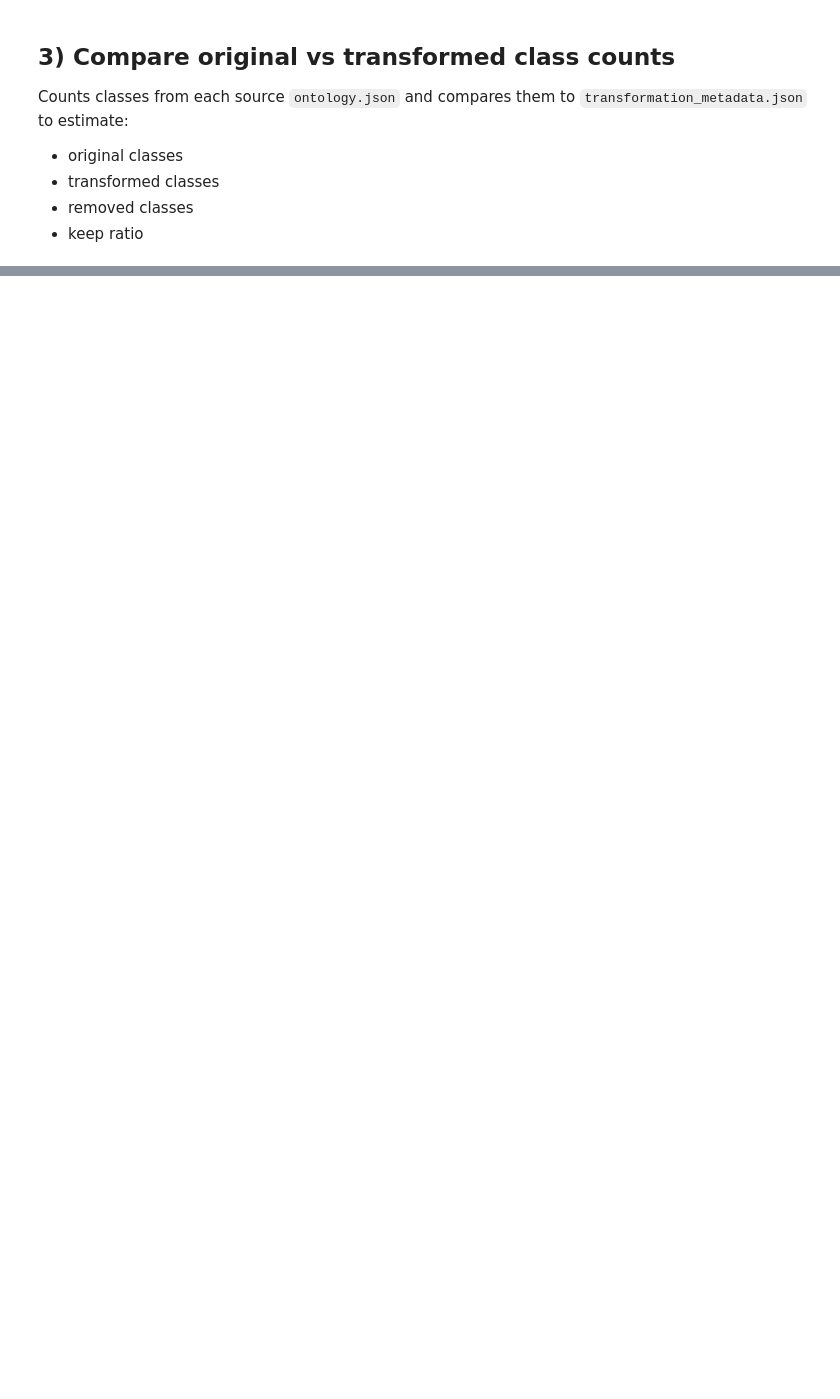
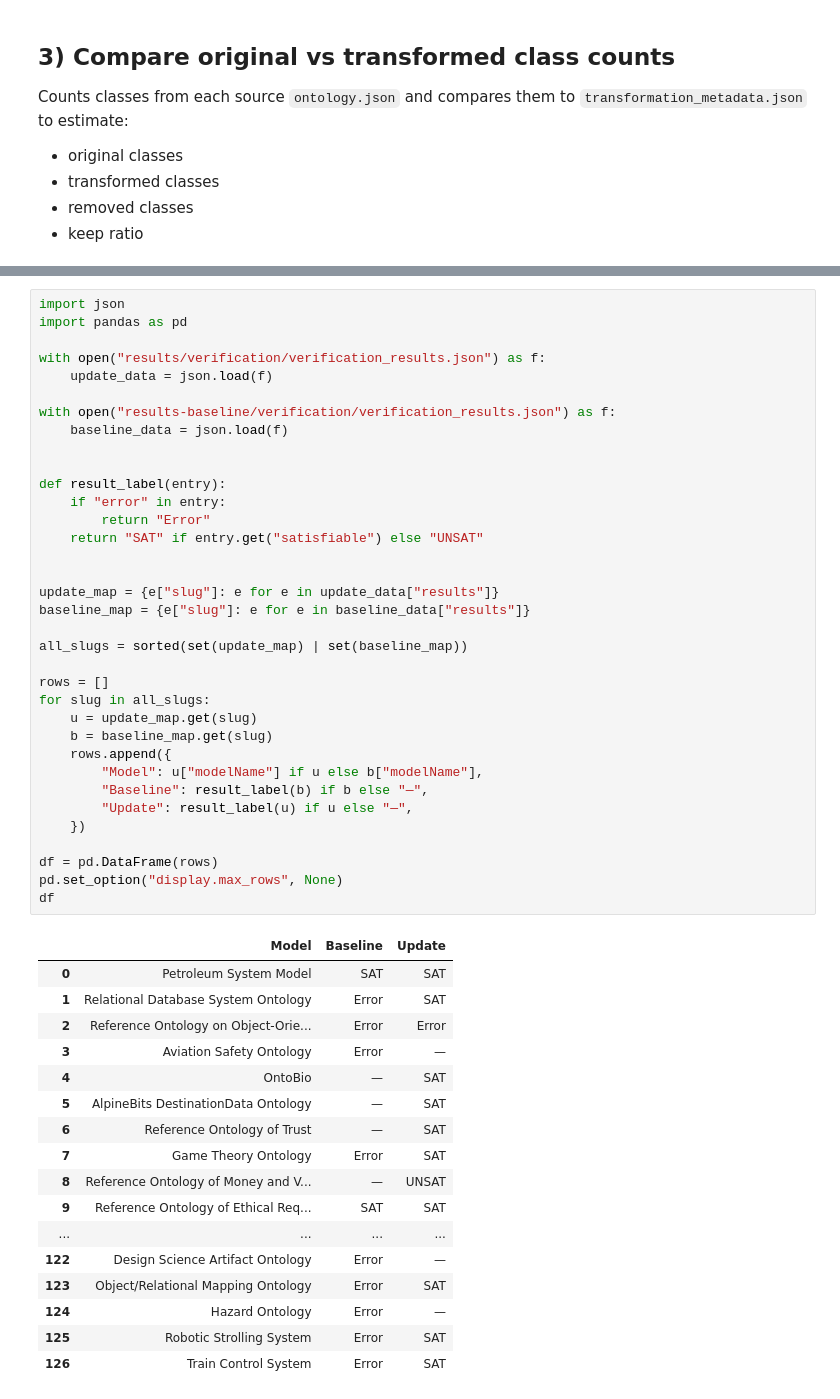
Before and after one commit to microm3/simulation-without-tears, a Jupyter notebook: evaluation/transformation-verification/tranformation_verification.ipynb, the cells around one changed output, grey strips where cells are left out. Drawn from its saved outputs; the diff is of its cells as text; blank space fills up the shorter version.

Commit message:
Tidy and update evaluation (#4)
* updated transformation-verification
* tidy scenario-verification results
* final combination policy
* rebuild ontouml2alloy with latest changes

```diff
--- a/evaluation/transformation-verification/tranformation_verification.ipynb
+++ b/evaluation/transformation-verification/tranformation_verification.ipynb
@@ -176,0 +169,53 @@ Mean keep ratio for models with removed classes: 80.1% (32 models)
+# %%
+import json
+import pandas as pd
+
+with open("results/verification/verification_results.json") as f:
+    update_data = json.load(f)
+
+with open("results-baseline/verification/verification_results.json") as f:
+    baseline_data = json.load(f)
+
+
+def result_label(entry):
+    if "error" in entry:
+        return "Error"
+    return "SAT" if entry.get("satisfiable") else "UNSAT"
+
+
+update_map = {e["slug"]: e for e in update_data["results"]}
+baseline_map = {e["slug"]: e for e in baseline_data["results"]}
+
+all_slugs = sorted(set(update_map) | set(baseline_map))
+
+rows = []
+for slug in all_slugs:
+    u = update_map.get(slug)
+    b = baseline_map.get(slug)
+    rows.append({
+        "Model": u["modelName"] if u else b["modelName"],
+        "Baseline": result_label(b) if b else "—",
+        "Update": result_label(u) if u else "—",
+    })
+
+df = pd.DataFrame(rows)
+pd.set_option("display.max_rows", None)
+df
+# %% [output]
+|  | Model | Baseline | Update |
+| 0 | Petroleum System Model | SAT | SAT |
+| 1 | Relational Database System Ontology | Error | SAT |
+| 2 | Reference Ontology on Object-Orie... | Error | Error |
+| 3 | Aviation Safety Ontology | Error | — |
+| 4 | OntoBio | — | SAT |
+| 5 | AlpineBits DestinationData Ontology | — | SAT |
+| 6 | Reference Ontology of Trust | — | SAT |
+| 7 | Game Theory Ontology | Error | SAT |
+| 8 | Reference Ontology of Money and V... | — | UNSAT |
+| 9 | Reference Ontology of Ethical Req... | SAT | SAT |
+| ... | ... | ... | ... |
+| 122 | Design Science Artifact Ontology | Error | — |
+| 123 | Object/Relational Mapping Ontology | Error | SAT |
+| 124 | Hazard Ontology | Error | — |
+| 125 | Robotic Strolling System | Error | SAT |
+| 126 | Train Control System | Error | SAT |
```
Also changed, not shown: parts of 6 cells of this notebook, 16 other files.
